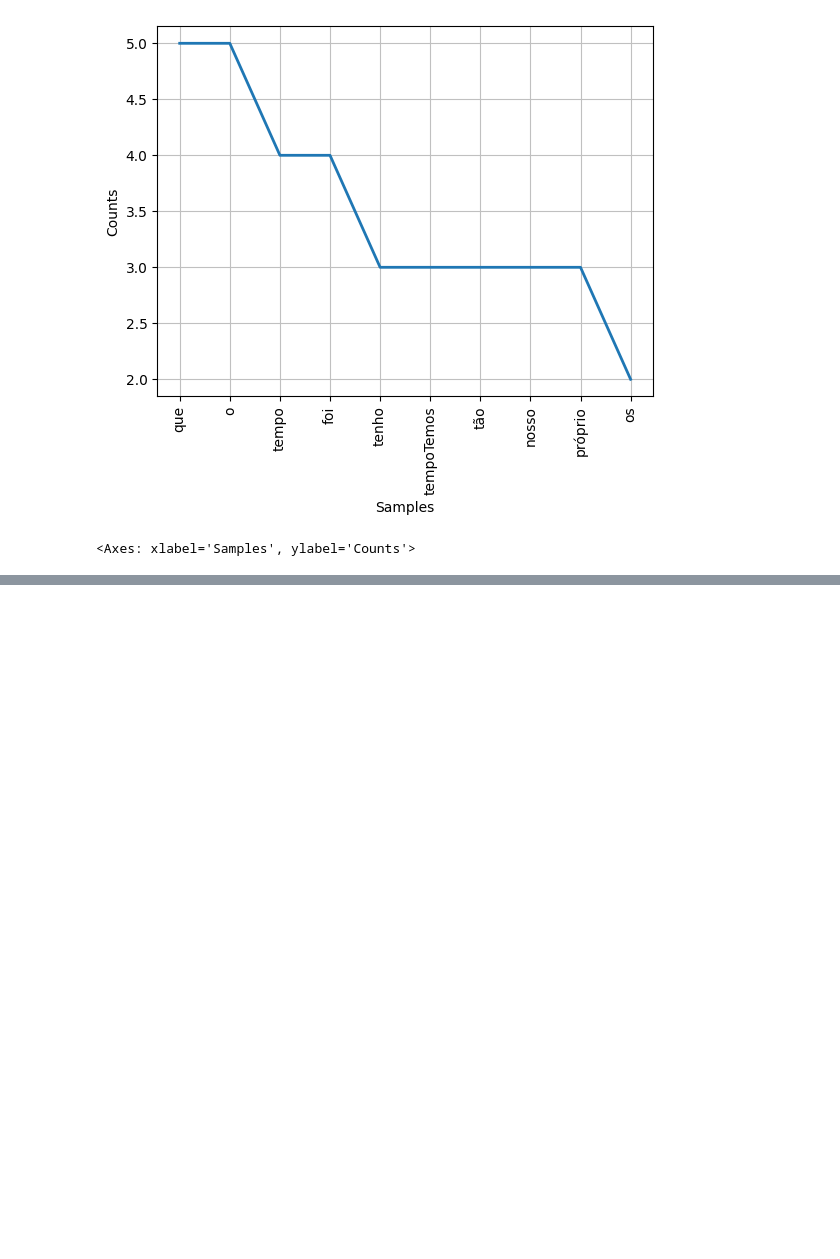
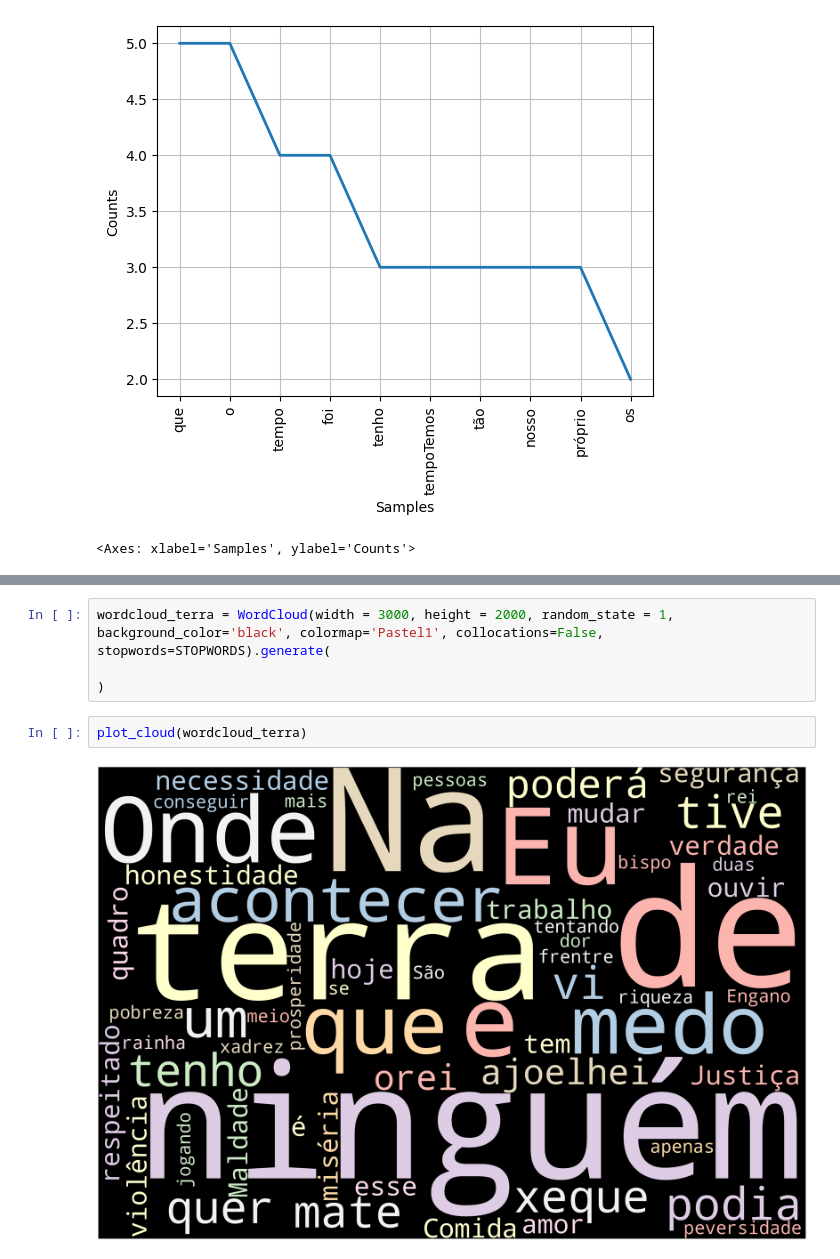
Before and after one commit to rafaelflorentinobarbosa/InteligenciaArtificial, a Jupyter notebook: laboratorio01/laboratorio_01.ipynb, the cells around one changed output, grey strips where cells are left out. Saved outputs shown, nothing was run; the diff lists cells and outputs as text; blank space fills up the shorter version.

```diff
--- a/laboratorio01/laboratorio_01.ipynb
+++ b/laboratorio01/laboratorio_01.ipynb
@@ -256,0 +337,10 @@ fdisk_tempo_perdido.plot(10)
+# %%
+wordcloud_terra = WordCloud(width = 3000, height = 2000, random_state = 1,
+background_color='black', colormap='Pastel1', collocations=False,
+stopwords=STOPWORDS).generate(
+
+)
+# %%
+plot_cloud(wordcloud_terra)
+# %% [output]
+[figure, added]
```
Also changed, not shown: parts of 27 cells of this notebook, 2 other files.
